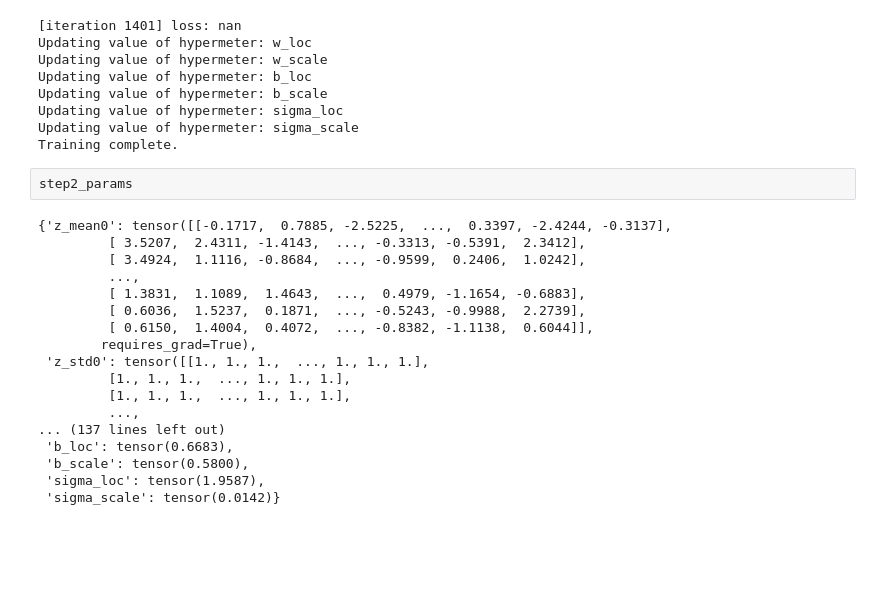
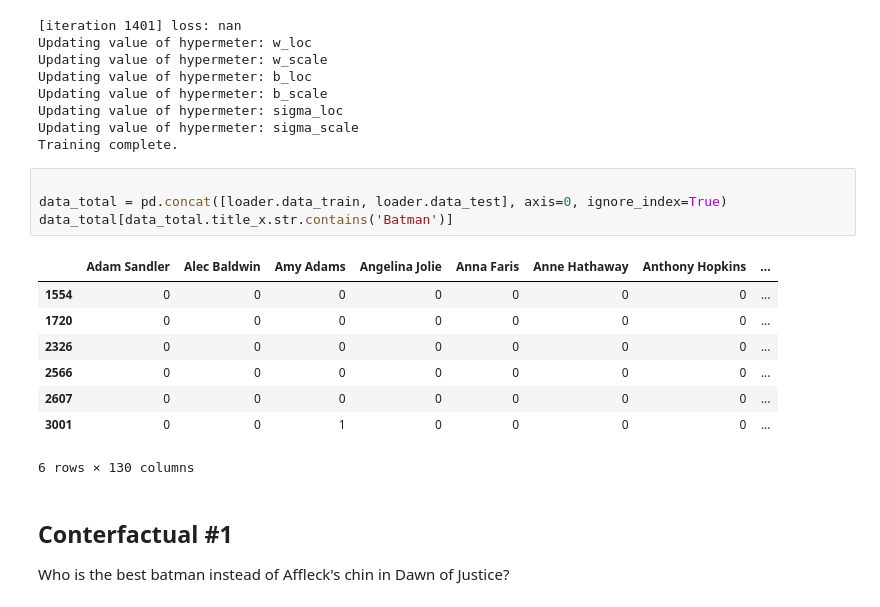
Before and after one commit to alex-medvedev-msc/FDS2020_Actors, a Jupyter notebook: report.ipynb, the cells around one changed output. Saved outputs shown, nothing was run; the diff lists cells and outputs as text; blank space fills up the shorter version.

```diff
--- a/report.ipynb
+++ b/report.ipynb
@@ -577,23 +567,20 @@ Updating value of hypermeter: b_scale
 Updating value of hypermeter: sigma_loc
 Updating value of hypermeter: sigma_scale
 Training complete.
-# %%
-step2_params
-# %% [output]
-{'z_mean0': tensor([[-0.1717,  0.7885, -2.5225,  ...,  0.3397, -2.4244, -0.3137],
-         [ 3.5207,  2.4311, -1.4143,  ..., -0.3313, -0.5391,  2.3412],
-         [ 3.4924,  1.1116, -0.8684,  ..., -0.9599,  0.2406,  1.0242],
-         ...,
-         [ 1.3831,  1.1089,  1.4643,  ...,  0.4979, -1.1654, -0.6883],
-         [ 0.6036,  1.5237,  0.1871,  ..., -0.5243, -0.9988,  2.2739],
-         [ 0.6150,  1.4004,  0.4072,  ..., -0.8382, -1.1138,  0.6044]],
-        requires_grad=True),
- 'z_std0': tensor([[1., 1., 1.,  ..., 1., 1., 1.],
-         [1., 1., 1.,  ..., 1., 1., 1.],
-         [1., 1., 1.,  ..., 1., 1., 1.],
-         ...,
-... (137 lines left out)
- 'b_loc': tensor(0.6683),
- 'b_scale': tensor(0.5800),
- 'sigma_loc': tensor(1.9587),
- 'sigma_scale': tensor(0.0142)}
+# %%
+
+data_total = pd.concat([loader.data_train, loader.data_test], axis=0, ignore_index=True)
+data_total[data_total.title_x.str.contains('Batman')]
+# %% [output]
+|  | Adam Sandler | Alec Baldwin | Amy Adams | Angelina Jolie | Anna Faris | Anne Hathaway | Anthony Hopkins | ... |
+| 1554 | 0 | 0 | 0 | 0 | 0 | 0 | 0 | ... |
+| 1720 | 0 | 0 | 0 | 0 | 0 | 0 | 0 | ... |
+| 2326 | 0 | 0 | 0 | 0 | 0 | 0 | 0 | ... |
+| 2566 | 0 | 0 | 0 | 0 | 0 | 0 | 0 | ... |
+| 2607 | 0 | 0 | 0 | 0 | 0 | 0 | 0 | ... |
+| 3001 | 0 | 0 | 1 | 0 | 0 | 0 | 0 | ... |
+6 rows × 130 columns
+# %% [markdown]
+## Conterfactual #1
+
+Who is the best batman instead of Affleck's chin in Dawn of Justice?
```
Also changed, not shown: parts of 9 cells of this notebook.
